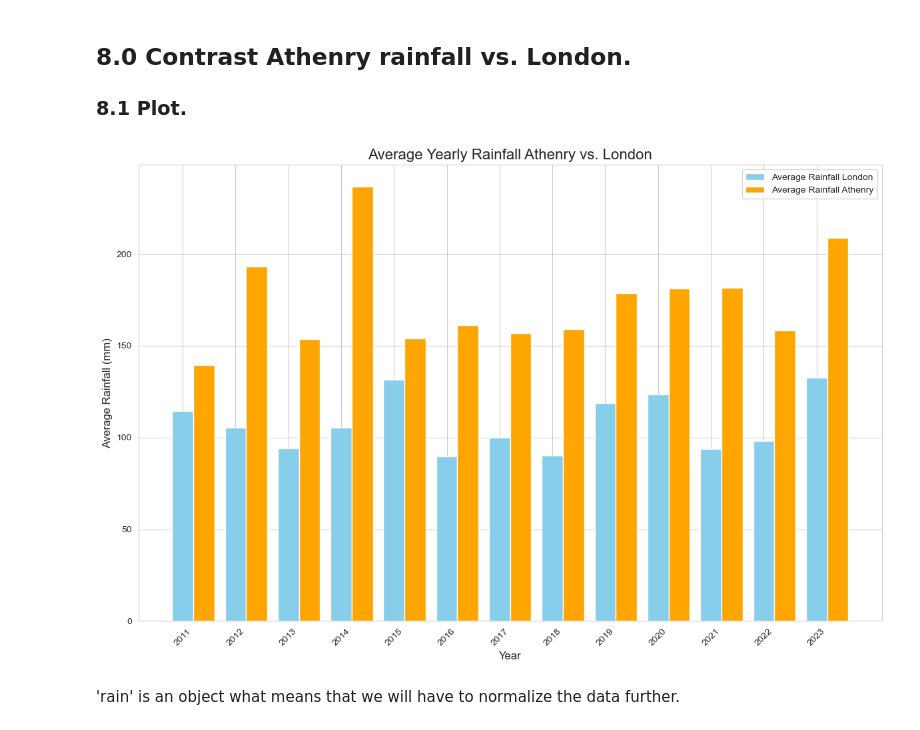
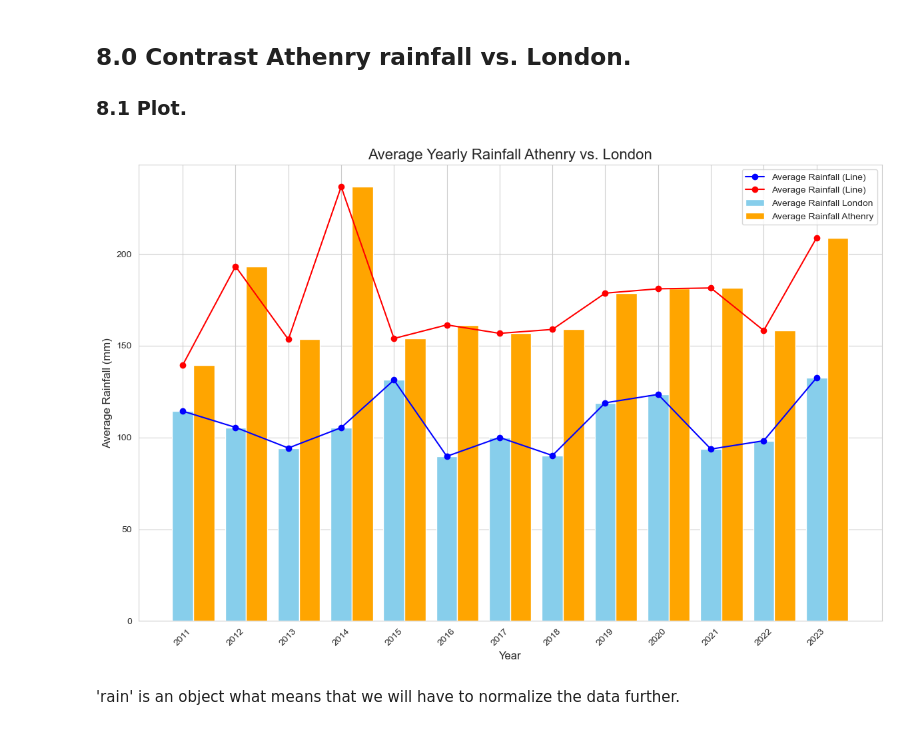
Before and after one commit to MattiDoubleU/PFDA, a Jupyter notebook: Project/Project2024.ipynb, the cells around one changed output. Saved outputs shown, nothing was run; the diff lists cells and outputs as text; code cells hidden in the pictures.

```diff
--- a/Project/Project2024.ipynb
+++ b/Project/Project2024.ipynb
@@ -649,33 +656,37 @@ plt.show()
 # %%
 # Combine two bar charts into one plot.
 plt.figure(figsize=(12, 8))  # Set the figure size.
 
 # Yearly average rainfall per year London.
 plt.bar(avg_rainfall_per_year['year'], avg_rainfall_per_year['rain'],
         color='skyblue', width=0.4, label='Average Rainfall London')
 
 # Yearly average rainfall Athenry.
 plt.bar(yearly_avg_df2_filtered['year'] + 0.4, yearly_avg_df2_filtered['avg_rr'],
         color='orange', width=0.4, label='Average Rainfall Athenry')
+
+# Line chart for average rainfall.
+plt.plot(avg_rainfall_per_year['year'], avg_rainfall_per_year['rain'], marker='o', color='blue', linestyle='-', label='Average Rainfall (Line)')
+plt.plot(yearly_avg_df2_filtered['year'], yearly_avg_df2_filtered['avg_rr'], marker='o', color='red', linestyle='-', label='Average Rainfall (Line)')
 
 # Title and labels.
 plt.title('Average Yearly Rainfall Athenry vs. London', fontsize=16)
 plt.xlabel('Year', fontsize=12)
 plt.ylabel('Average Rainfall (mm)', fontsize=12)
 
 # Add x-axis ticks.
 plt.xticks(avg_rainfall_per_year['year'], rotation=45)
 
 # Add a legend.
 plt.legend()
 
 # Adjust layout for better visualization.
 plt.tight_layout()
 
 # Plot.
 plt.show()
 # %% [output]
-[figure, old version]
+[figure, new version]
 # %% [markdown]
 'rain' is an object what means that we will have to normalize the data further.
 # %%
```
Also changed, not shown: parts of 10 cells of this notebook, 1 other file.
